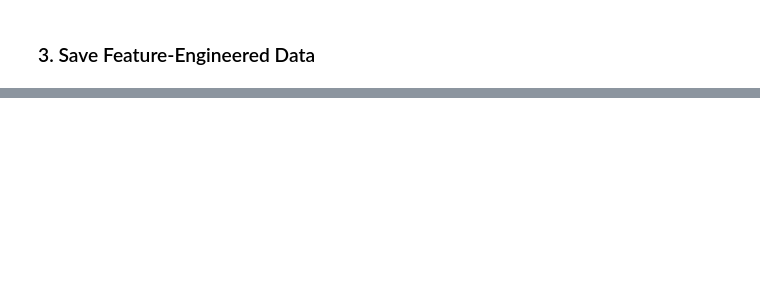
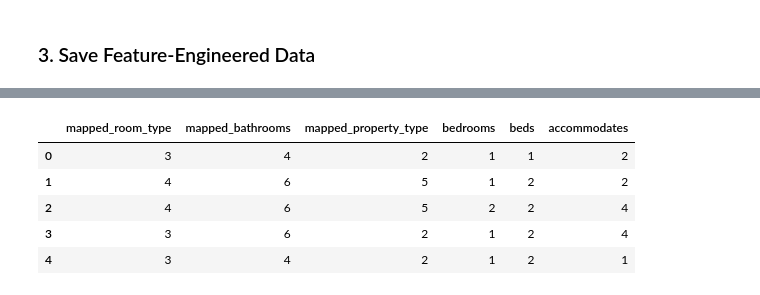
Before and after one commit to ethanaire/Sydney-Airbnb-prices-prediction, a Jupyter notebook: notebooks/03_feature_engineering.ipynb, the cells around one changed output, grey strips where cells are left out. Cells and saved outputs as stored; diff of their text form; code cells hidden in the pictures; blank space fills up the shorter version.

```diff
--- a/notebooks/03_feature_engineering.ipynb
+++ b/notebooks/03_feature_engineering.ipynb
@@ -146,0 +248,9 @@ df_selected.to_csv(feature_engineered_file_path, index=False)
+# %%
+df_test_selected.head()
+# %% [output]
+|  | mapped_room_type | mapped_bathrooms | mapped_property_type | bedrooms | beds | accommodates |
+| 0 | 3 | 4 | 2 | 1 | 1 | 2 |
+| 1 | 4 | 6 | 5 | 1 | 2 | 2 |
+| 2 | 4 | 6 | 5 | 2 | 2 | 4 |
+| 3 | 3 | 6 | 2 | 1 | 2 | 4 |
+| 4 | 3 | 4 | 2 | 1 | 2 | 1 |
```
Also changed, not shown: parts of 24 cells of this notebook.
